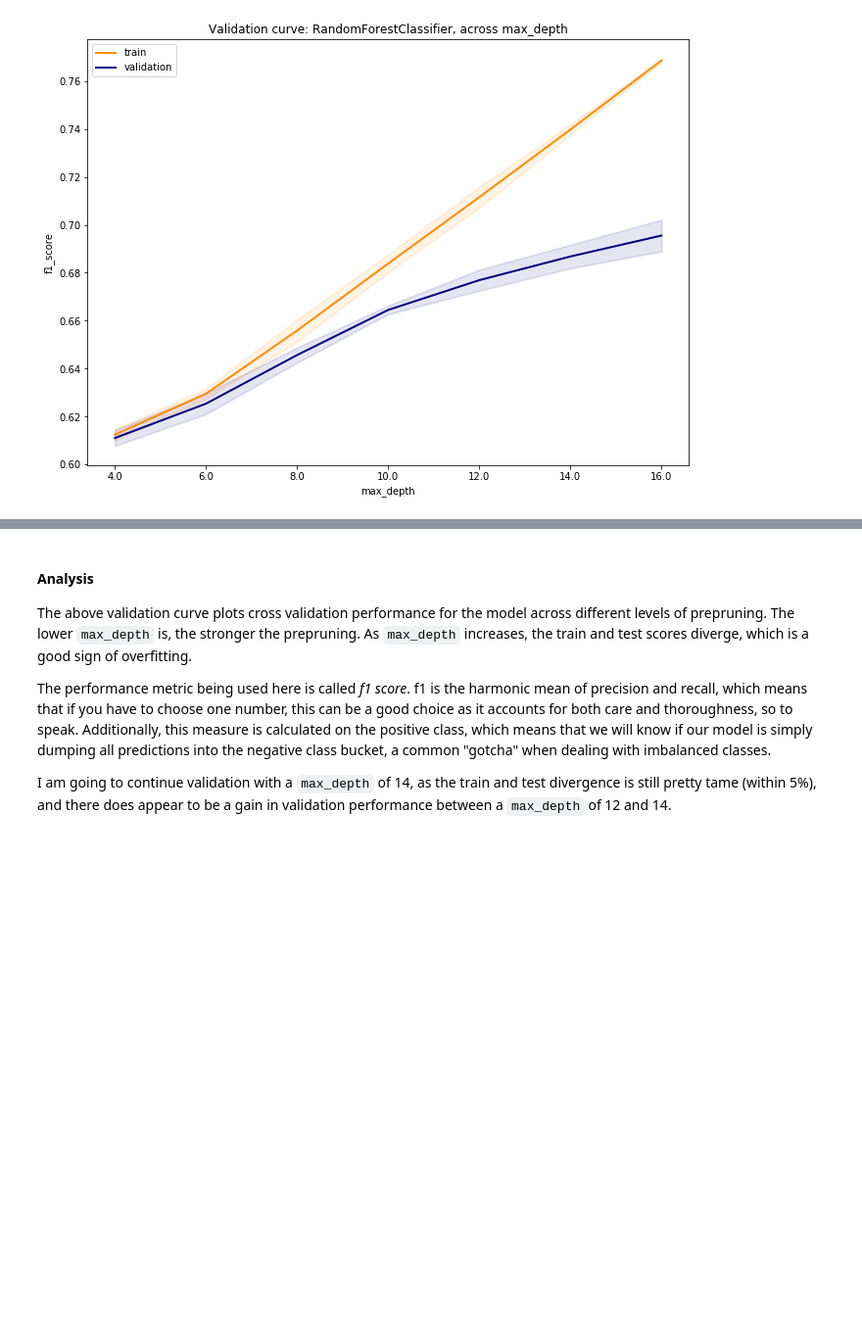
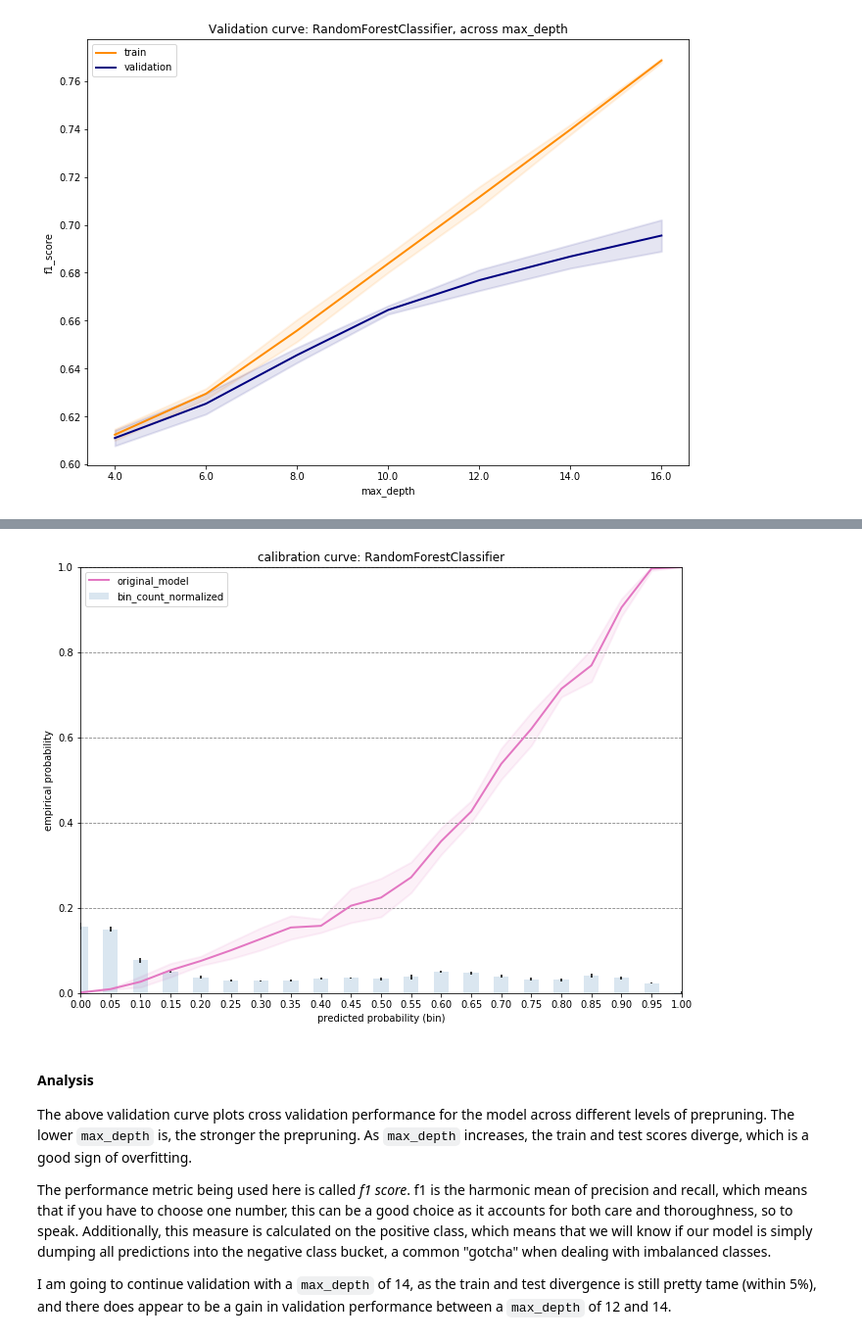
Before and after one commit to lermana/indoorplants, a Jupyter notebook: notebooks/census_data_analysis.ipynb, the cells around one changed output, grey strips where cells are left out. Shown: that part at 98% size. Saved outputs shown, nothing was run; the diff lists cells and outputs as text; code cells hidden in the pictures; blank space fills up the shorter version.

```diff
--- a/notebooks/census_data_analysis.ipynb
+++ b/notebooks/census_data_analysis.ipynb
@@ -563,3 +574,12 @@ curves.validation_curve(model_type=RandomForestClassifier,
+# %%
+curves.calibration_curve(model_type=RandomForestClassifier,
+                         X=for_modeling[X_model],
+                         y=for_modeling.over_fifty_k,
+                         model_params={'class_weight':'balanced_subsample',
+                                       'n_estimators':100,
+                                       "max_depth": 14})
+# %% [output]
+[figure, added]
 # %% [markdown]
 #### Analysis
 
```
Also changed, not shown: parts of 3 cells of this notebook.
